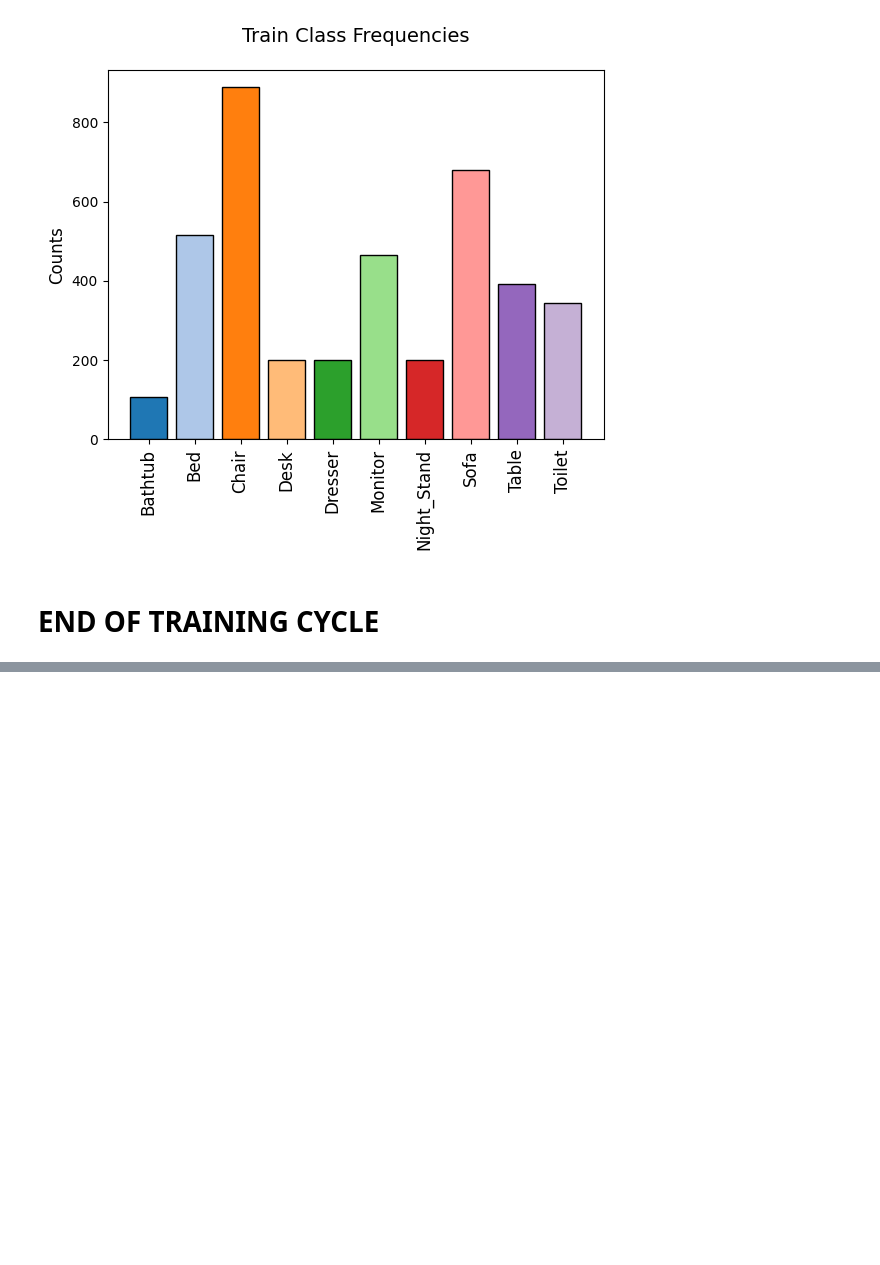
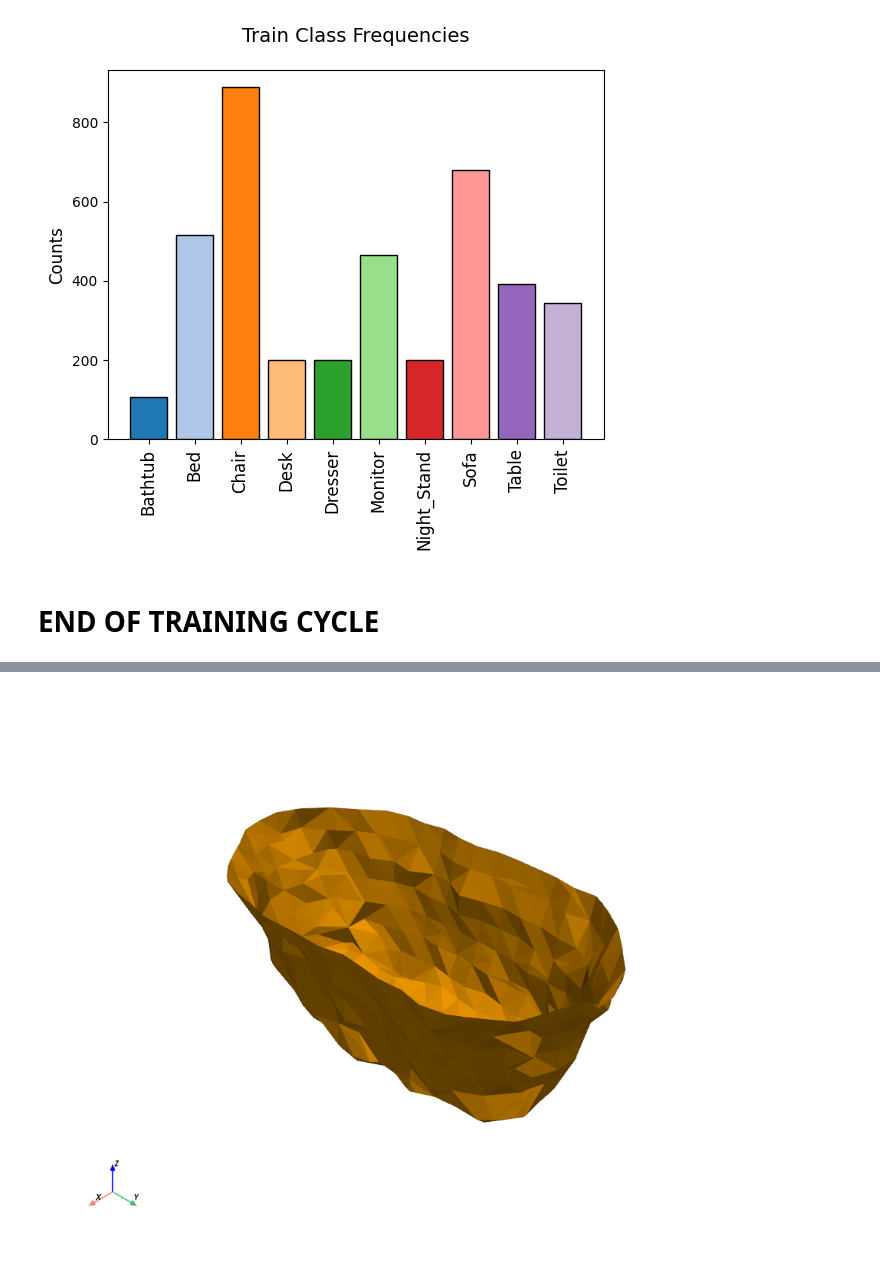
Before and after one commit to mertyigit/PointNet-VAE, a Jupyter notebook: notebooks/pointcloud_training_modelnet10.ipynb, the cells around one changed output, grey strips where cells are left out. Saved outputs shown, nothing was run; the diff lists cells and outputs as text; code cells hidden in the pictures; blank space fills up the shorter version.

```diff
--- a/notebooks/pointcloud_training_modelnet10.ipynb
+++ b/notebooks/pointcloud_training_modelnet10.ipynb
@@ -158,6 +159,7 @@ model_run = Trainer(
         device='mps',
         kl_loss_weight = 0.00001)
 # %%
-model_run.fit(train_loader, val_loader, 1)
+
+model_run.fit(train_loader, val_loader, 1000)
 # %% [markdown]
 # END OF TRAINING CYCLE
@@ -250,0 +166,11 @@ chamfer_loss(reconstructed_x.to(DEVICE), points.unsqueeze(1).to(DEVICE))
+# %%
+model_evaluate = Evaluater(
+        model=vae,
+        criterion=ChamferDistanceLoss(),
+        encoder_type='ConvolutionEncoder',
+        model_type='VAE',
+        checkpoint='../models/checkpoints/trial/checkpoint_499.pth',
+        device='mps',
+        )
+# %%
+points, reconstructed_x = model_evaluate.evaluate_data(next(iter(val_loader)))
@@ -251 +179,4 @@ chamfer_loss(reconstructed_x.to(DEVICE), points.unsqueeze(1).to(DEVICE))
+# %%
+N=20
+PointsTo3DShape(points[N].squeeze().cpu())
 # %%
@@ -255,5 +184,7 @@ PointsTo3DShape(reconstructed_x.squeeze(0).cpu().numpy())
 # %%
 import pyvista as pv
-point_cloud = pv.PolyData(reconstructed_x.squeeze(0).cpu().numpy())
+point_cloud = pv.PolyData(reconstructed_x[N].cpu().numpy())
 mesh = point_cloud.reconstruct_surface()
 mesh.plot(color='orange')
+# %% [output]
+[figure, added]
```
Also changed, not shown: parts of 7 cells of this notebook, 1 other file.
